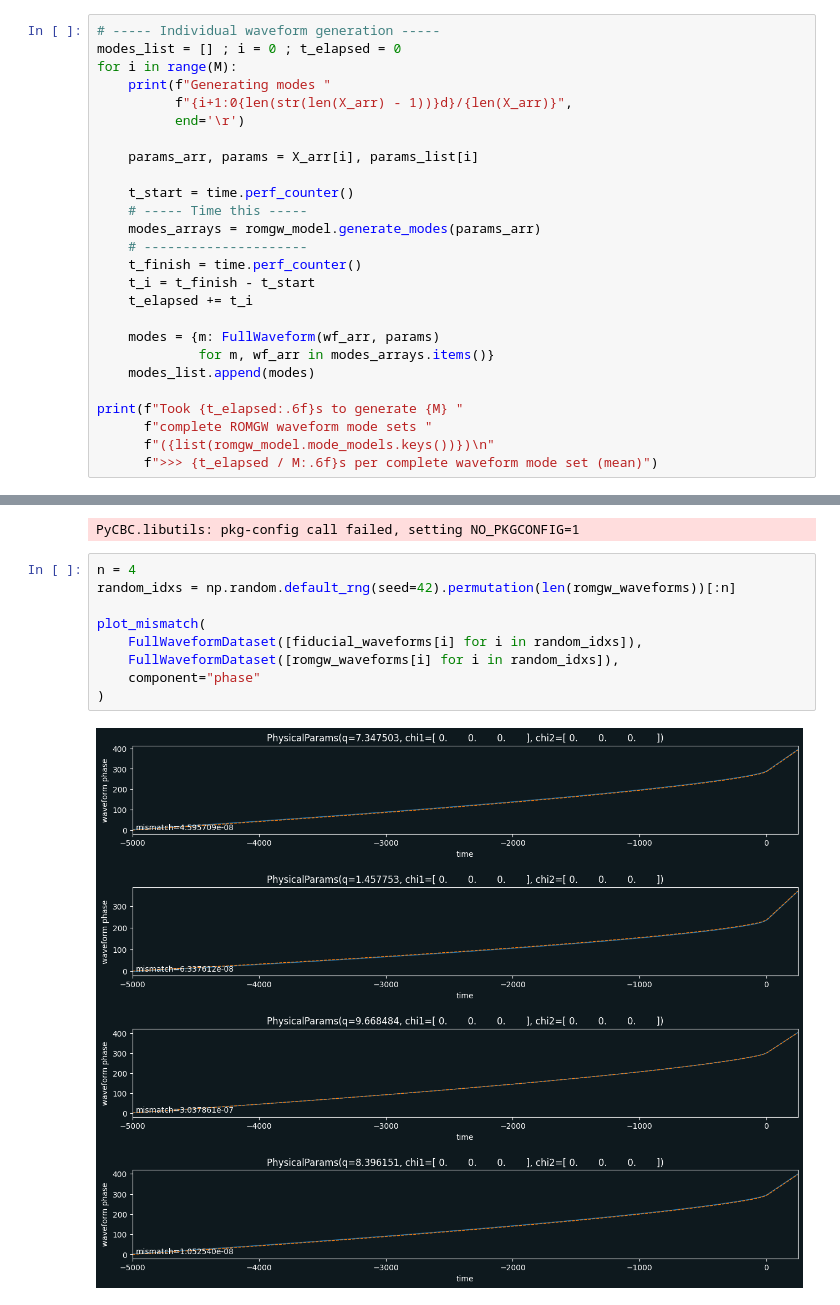
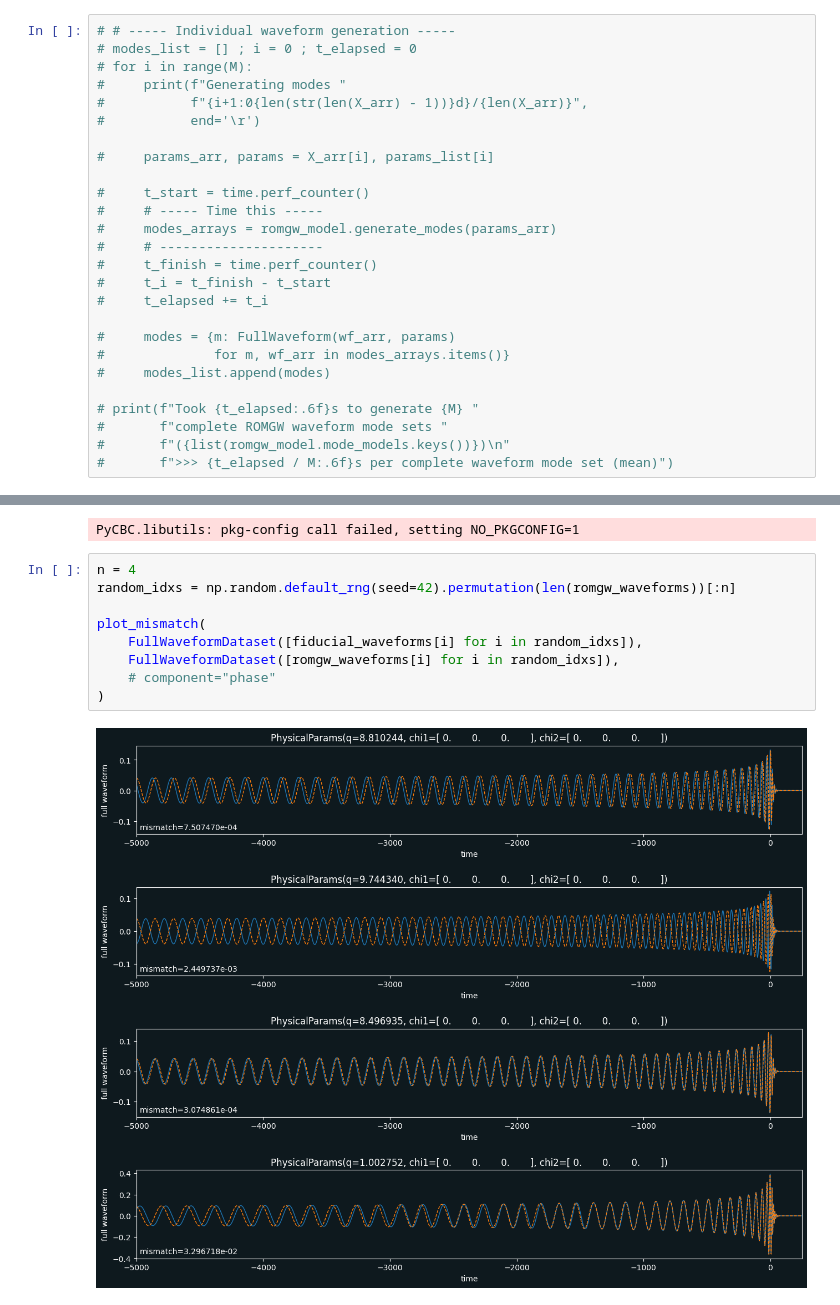
Before and after one commit to covyr/reduced-order-modelling-of-gravitational-waves, a Jupyter notebook: notebooks/1.0.0 waveform_reconstruction.ipynb, the cells around one changed output, grey strips where cells are left out. Saved outputs shown, nothing was run; the diff lists cells and outputs as text.

Commit message:
Make generalised rom waveform generation methods, will combine in the near future.

```diff
--- a/notebooks/1.0.0 waveform_reconstruction.ipynb
+++ b/notebooks/1.0.0 waveform_reconstruction.ipynb
@@ -85,26 +83,26 @@ Took 0.195490s to generate 256 ROMGW 2,2 waveform modes
 # %%
-# ----- Individual waveform generation -----
-modes_list = [] ; i = 0 ; t_elapsed = 0
-for i in range(M):
-    print(f"Generating modes "
-          f"{i+1:0{len(str(len(X_arr) - 1))}d}/{len(X_arr)}",
-          end='\r')
+# # ----- Individual waveform generation -----
+# modes_list = [] ; i = 0 ; t_elapsed = 0
+# for i in range(M):
+#     print(f"Generating modes "
+#           f"{i+1:0{len(str(len(X_arr) - 1))}d}/{len(X_arr)}",
+#           end='\r')
 
-    params_arr, params = X_arr[i], params_list[i]
+#     params_arr, params = X_arr[i], params_list[i]
 
-    t_start = time.perf_counter()
-    # ----- Time this -----
-    modes_arrays = romgw_model.generate_modes(params_arr)
-    # ---------------------
-    t_finish = time.perf_counter()
-    t_i = t_finish - t_start
-    t_elapsed += t_i
+#     t_start = time.perf_counter()
+#     # ----- Time this -----
+#     modes_arrays = romgw_model.generate_modes(params_arr)
+#     # ---------------------
+#     t_finish = time.perf_counter()
+#     t_i = t_finish - t_start
+#     t_elapsed += t_i
 
-    modes = {m: FullWaveform(wf_arr, params)
-             for m, wf_arr in modes_arrays.items()}
-    modes_list.append(modes)
+#     modes = {m: FullWaveform(wf_arr, params)
+#              for m, wf_arr in modes_arrays.items()}
+#     modes_list.append(modes)
 
-print(f"Took {t_elapsed:.6f}s to generate {M} "
-      f"complete ROMGW waveform mode sets "
-      f"({list(romgw_model.mode_models.keys())})\n"
-      f">>> {t_elapsed / M:.6f}s per complete waveform mode set (mean)")
+# print(f"Took {t_elapsed:.6f}s to generate {M} "
+#       f"complete ROMGW waveform mode sets "
+#       f"({list(romgw_model.mode_models.keys())})\n"
+#       f">>> {t_elapsed / M:.6f}s per complete waveform mode set (mean)")
@@ -139,11 +132,11 @@ PyCBC.libutils: pkg-config call failed, setting NO_PKGCONFIG=1
 # %%
 n = 4
 random_idxs = np.random.default_rng(seed=42).permutation(len(romgw_waveforms))[:n]
 
 plot_mismatch(
     FullWaveformDataset([fiducial_waveforms[i] for i in random_idxs]),
     FullWaveformDataset([romgw_waveforms[i] for i in random_idxs]),
-    component="phase"
+    # component="phase"
 )
 # %% [output]
-[figure, old version]
+[figure, new version]
```
Also changed, not shown: parts of 5 cells of this notebook, 2 other files.
